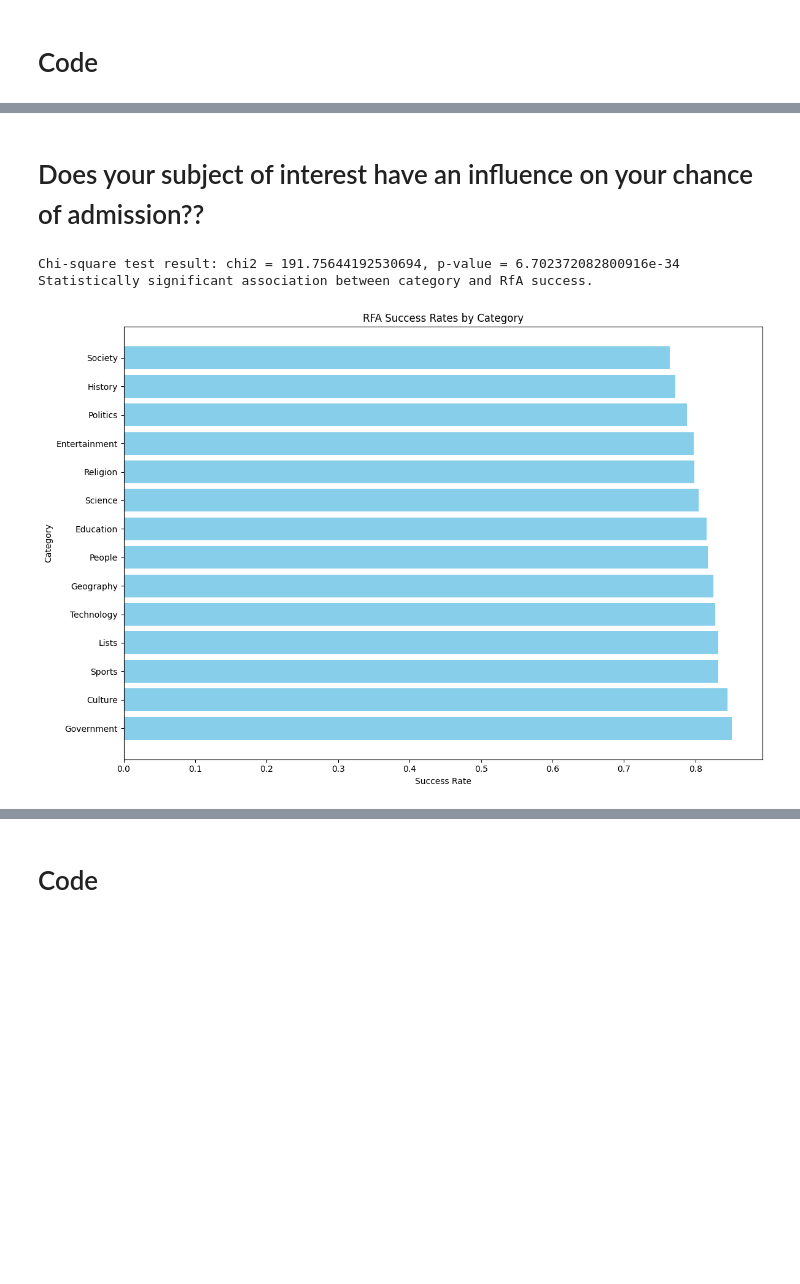
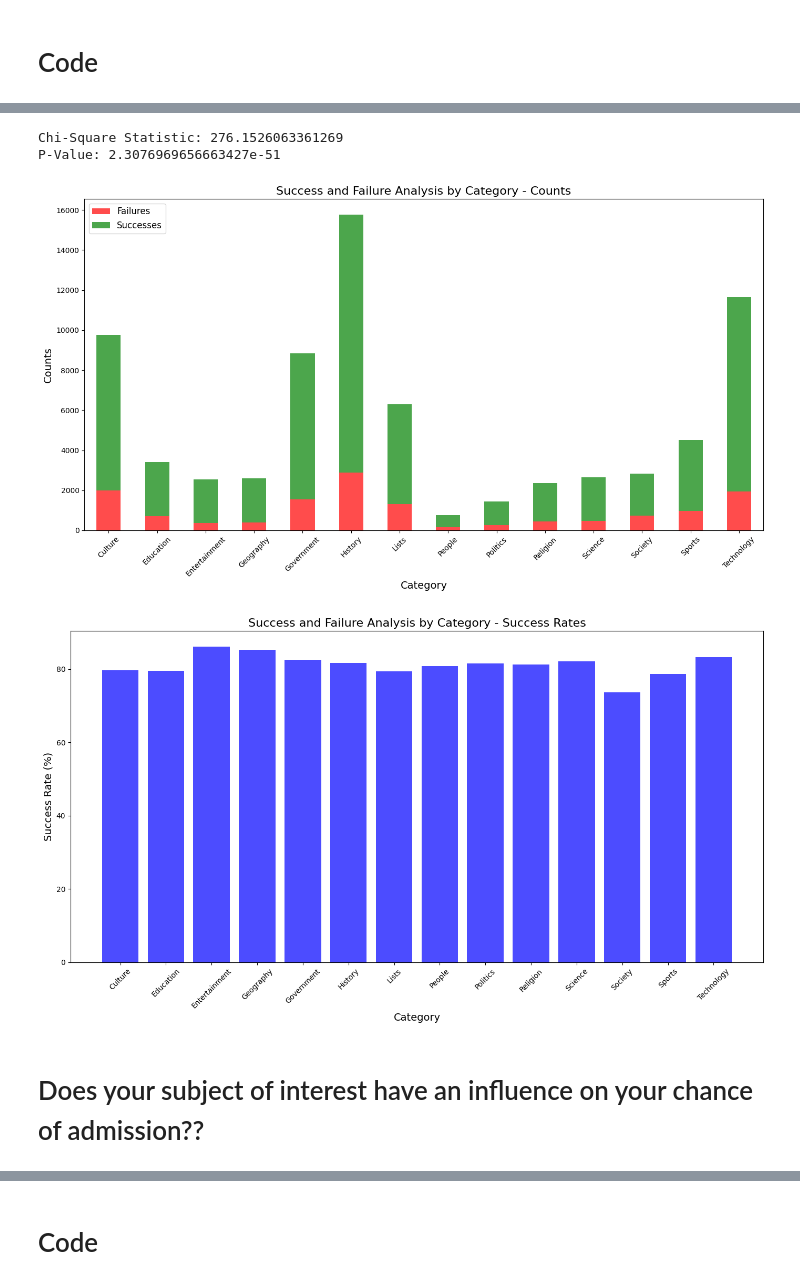
Before and after one commit to epfl-ada/ada-2024-project-supercoolteamname2024, a Jupyter notebook: Result.ipynb, the cells around one changed output, grey strips where cells are left out. Cells and saved outputs as stored; diff of their text form; code cells hidden in the pictures; blank space fills up the shorter version.

```diff
--- a/Result.ipynb
+++ b/Result.ipynb
@@ -495,25 +86,10 @@ P-Value: 6.702372082800916e-34
+# %%
+# Call the function with df_vote
+success_failure_df = analyze_success_failure(df_vote, title="Success and Failure Analysis by Category")
+# %% [output]
+Chi-Square Statistic: 276.1526063361269
+P-Value: 2.3076969656663427e-51
+[figure, added]
+[figure, added]
 # %% [markdown]
 # Does your subject of interest have an influence on your chance of admission??
-# %%
-
-# Display chi-square test results
-print(f"Chi-square test result: chi2 = {chi2}, p-value = {p_value}")
-if p_value < 0.05:
-    print("Statistically significant association between category and RfA success.")
-else:
-    print("No statistically significant association between category and RfA success.")
-
-#
-# Plotting success rates by category
-success_data_sorted = success_data.sort_values(by='Success_Rate', ascending=False)
-plt.figure(figsize=(12, 8))
-plt.barh(success_data_sorted.index, success_data_sorted['Success_Rate'], color='skyblue')
-plt.xlabel('Success Rate')
-plt.ylabel('Category')
-plt.title('RFA Success Rates by Category')
-plt.tight_layout()
-plt.show()
-# %% [output]
-Chi-square test result: chi2 = 191.75644192530694, p-value = 6.702372082800916e-34
-Statistically significant association between category and RfA success.
-[figure, removed]
```
Also changed, not shown: parts of 16 cells of this notebook, 1 other file.
